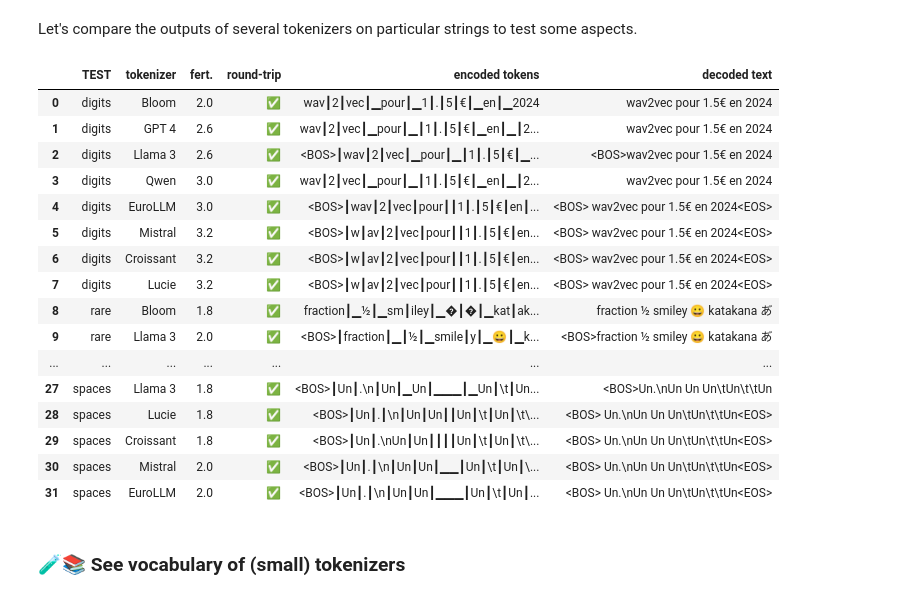
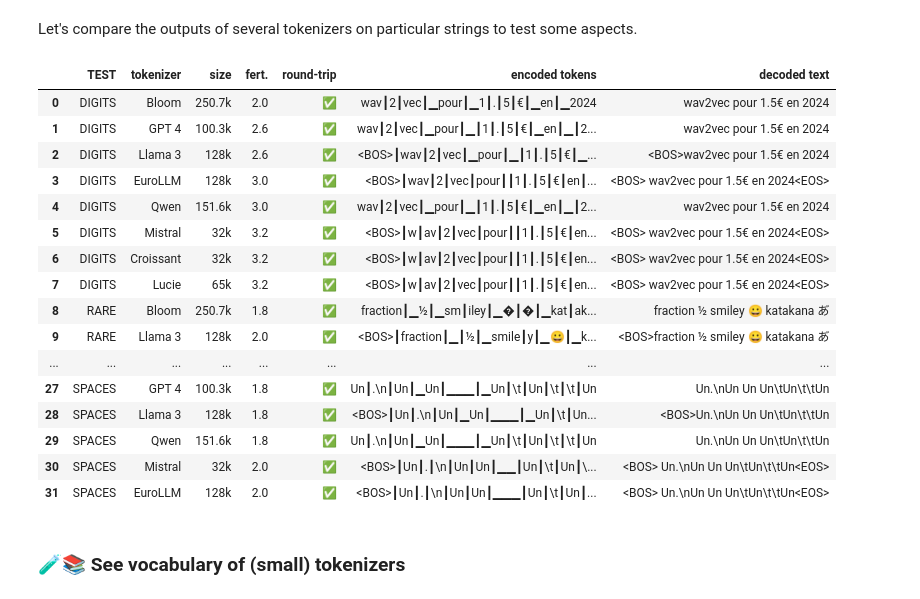
Before and after one commit to Jeronymous/deep_learning_notebooks, a Jupyter notebook: tokenizers.ipynb, the cells around one changed output. Saved outputs shown, nothing was run; the diff lists cells and outputs as text; code cells hidden in the pictures.

```diff
--- a/tokenizers.ipynb
+++ b/tokenizers.ipynb
@@ -704,52 +719,57 @@ def challenge_tokenizers(
 
     combined_results = {
         "TEST": [],
         "tokenizer": [],
+        "size": [],
         "fert.": [],
         "round-trip": [],
         "encoded tokens": [],
         "decoded text": [],
     }
     for name, text in tests.items():
-        df = test_tokenizers_on_text(text, tokenizers).sort_values(by="fert.", ascending=True)
+        df = test_tokenizers_on_text(text, tokenizers)
+        df['tmp'] = df['size'].apply(lambda x: eval(x.replace('k', '*1000').replace(' ', '')))
+        df = df.sort_values(by=["fert.", "tmp"], ascending=True)
+        df = df.drop(columns=['tmp'])
+
         for k in combined_results:
             if k == "TEST":
-                combined_results[k] += [name] * len(df)
+                combined_results[k] += [name.upper()] * len(df)
             else:
                 combined_results[k] += list(df[k].values)
 
     return pd.DataFrame(combined_results)
 
 challenge_tokenizers(
     [
         "GPT 4",
         "Mistral",
         "Llama 3",
         "Qwen",
         "Bloom",
         "Croissant",
         "EuroLLM",
         "Lucie",
     ]
 )
 # %% [output]
-|  | TEST | tokenizer | fert. | round-trip | encoded tokens | decoded text |
-| 0 | digits | Bloom | 2.0 | ✅ | wav┃2┃vec┃▁pour┃▁1┃.┃5┃€┃▁en┃▁2024 | wav2vec pour 1.5€ en 2024 |
-| 1 | digits | GPT 4 | 2.6 | ✅ | wav┃2┃vec┃▁pour┃▁┃1┃.┃5┃€┃▁en┃▁┃2... | wav2vec pour 1.5€ en 2024 |
-| 2 | digits | Llama 3 | 2.6 | ✅ | <BOS>┃wav┃2┃vec┃▁pour┃▁┃1┃.┃5┃€┃▁... | <BOS>wav2vec pour 1.5€ en 2024 |
-| 3 | digits | Qwen | 3.0 | ✅ | wav┃2┃vec┃▁pour┃▁┃1┃.┃5┃€┃▁en┃▁┃2... | wav2vec pour 1.5€ en 2024 |
-| 4 | digits | EuroLLM | 3.0 | ✅ | <BOS>┃wav┃2┃vec┃pour┃┃1┃.┃5┃€┃en┃... | <BOS> wav2vec pour 1.5€ en 2024<EOS> |
-| 5 | digits | Mistral | 3.2 | ✅ | <BOS>┃w┃av┃2┃vec┃pour┃┃1┃.┃5┃€┃en... | <BOS> wav2vec pour 1.5€ en 2024<EOS> |
-| 6 | digits | Croissant | 3.2 | ✅ | <BOS>┃w┃av┃2┃vec┃pour┃┃1┃.┃5┃€┃en... | <BOS> wav2vec pour 1.5€ en 2024<EOS> |
-| 7 | digits | Lucie | 3.2 | ✅ | <BOS>┃w┃av┃2┃vec┃pour┃┃1┃.┃5┃€┃en... | <BOS> wav2vec pour 1.5€ en 2024<EOS> |
-| 8 | rare | Bloom | 1.8 | ✅ | fraction┃▁½┃▁sm┃iley┃▁�┃�┃▁kat┃ak... | fraction ½ smiley 😀 katakana あ゙ |
-| 9 | rare | Llama 3 | 2.0 | ✅ | <BOS>┃fraction┃▁┃½┃▁smile┃y┃▁😀┃▁k... | <BOS>fraction ½ smiley 😀 katakana あ゙ |
-| ... | ... | ... | ... | ... | ... | ... |
-| 27 | spaces | Llama 3 | 1.8 | ✅ | <BOS>┃Un┃.\n┃Un┃▁Un┃▁▁▁┃▁Un┃\t┃Un... | <BOS>Un.\nUn Un Un\tUn\t\tUn |
-| 28 | spaces | Lucie | 1.8 | ✅ | <BOS>┃Un┃.┃\n┃Un┃Un┃┃Un┃\t┃Un┃\t\... | <BOS> Un.\nUn Un Un\tUn\t\tUn<EOS> |
-| 29 | spaces | Croissant | 1.8 | ✅ | <BOS>┃Un┃.\nUn┃Un┃┃┃┃Un┃\t┃Un┃\t\... | <BOS> Un.\nUn Un Un\tUn\t\tUn<EOS> |
-| 30 | spaces | Mistral | 2.0 | ✅ | <BOS>┃Un┃.┃\n┃Un┃Un┃▁▁┃Un┃\t┃Un┃\... | <BOS> Un.\nUn Un Un\tUn\t\tUn<EOS> |
-| 31 | spaces | EuroLLM | 2.0 | ✅ | <BOS>┃Un┃.┃\n┃Un┃Un┃▁▁▁┃Un┃\t┃Un┃... | <BOS> Un.\nUn Un Un\tUn\t\tUn<EOS> |
+|  | TEST | tokenizer | size | fert. | round-trip | encoded tokens | decoded text |
+| 0 | DIGITS | Bloom | 250.7k | 2.0 | ✅ | wav┃2┃vec┃▁pour┃▁1┃.┃5┃€┃▁en┃▁2024 | wav2vec pour 1.5€ en 2024 |
+| 1 | DIGITS | GPT 4 | 100.3k | 2.6 | ✅ | wav┃2┃vec┃▁pour┃▁┃1┃.┃5┃€┃▁en┃▁┃2... | wav2vec pour 1.5€ en 2024 |
+| 2 | DIGITS | Llama 3 | 128k | 2.6 | ✅ | <BOS>┃wav┃2┃vec┃▁pour┃▁┃1┃.┃5┃€┃▁... | <BOS>wav2vec pour 1.5€ en 2024 |
+| 3 | DIGITS | EuroLLM | 128k | 3.0 | ✅ | <BOS>┃wav┃2┃vec┃pour┃┃1┃.┃5┃€┃en┃... | <BOS> wav2vec pour 1.5€ en 2024<EOS> |
+| 4 | DIGITS | Qwen | 151.6k | 3.0 | ✅ | wav┃2┃vec┃▁pour┃▁┃1┃.┃5┃€┃▁en┃▁┃2... | wav2vec pour 1.5€ en 2024 |
+| 5 | DIGITS | Mistral | 32k | 3.2 | ✅ | <BOS>┃w┃av┃2┃vec┃pour┃┃1┃.┃5┃€┃en... | <BOS> wav2vec pour 1.5€ en 2024<EOS> |
+| 6 | DIGITS | Croissant | 32k | 3.2 | ✅ | <BOS>┃w┃av┃2┃vec┃pour┃┃1┃.┃5┃€┃en... | <BOS> wav2vec pour 1.5€ en 2024<EOS> |
+| 7 | DIGITS | Lucie | 65k | 3.2 | ✅ | <BOS>┃w┃av┃2┃vec┃pour┃┃1┃.┃5┃€┃en... | <BOS> wav2vec pour 1.5€ en 2024<EOS> |
+| 8 | RARE | Bloom | 250.7k | 1.8 | ✅ | fraction┃▁½┃▁sm┃iley┃▁�┃�┃▁kat┃ak... | fraction ½ smiley 😀 katakana あ゙ |
+| 9 | RARE | Llama 3 | 128k | 2.0 | ✅ | <BOS>┃fraction┃▁┃½┃▁smile┃y┃▁😀┃▁k... | <BOS>fraction ½ smiley 😀 katakana あ゙ |
+| ... | ... | ... | ... | ... | ... | ... | ... |
+| 27 | SPACES | GPT 4 | 100.3k | 1.8 | ✅ | Un┃.\n┃Un┃▁Un┃▁▁▁┃▁Un┃\t┃Un┃\t┃\t┃Un | Un.\nUn Un Un\tUn\t\tUn |
+| 28 | SPACES | Llama 3 | 128k | 1.8 | ✅ | <BOS>┃Un┃.\n┃Un┃▁Un┃▁▁▁┃▁Un┃\t┃Un... | <BOS>Un.\nUn Un Un\tUn\t\tUn |
+| 29 | SPACES | Qwen | 151.6k | 1.8 | ✅ | Un┃.\n┃Un┃▁Un┃▁▁▁┃▁Un┃\t┃Un┃\t┃\t┃Un | Un.\nUn Un Un\tUn\t\tUn |
+| 30 | SPACES | Mistral | 32k | 2.0 | ✅ | <BOS>┃Un┃.┃\n┃Un┃Un┃▁▁┃Un┃\t┃Un┃\... | <BOS> Un.\nUn Un Un\tUn\t\tUn<EOS> |
+| 31 | SPACES | EuroLLM | 128k | 2.0 | ✅ | <BOS>┃Un┃.┃\n┃Un┃Un┃▁▁▁┃Un┃\t┃Un┃... | <BOS> Un.\nUn Un Un\tUn\t\tUn<EOS> |
 # %% [markdown]
 ### 🧪📚 See vocabulary of (small) tokenizers
 # %%
```
Also changed, not shown: parts of 4 cells of this notebook.
